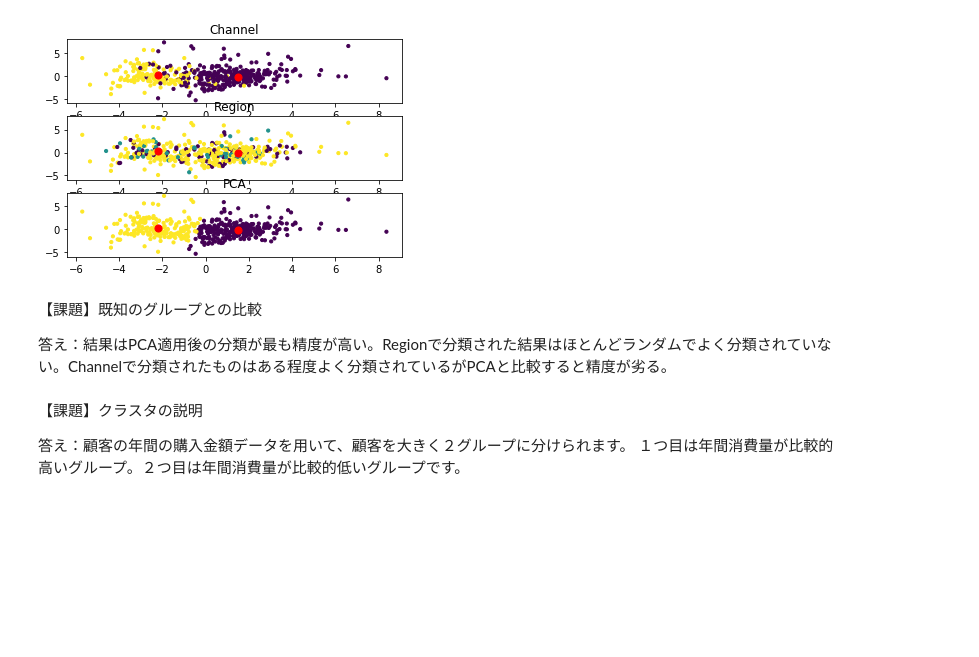
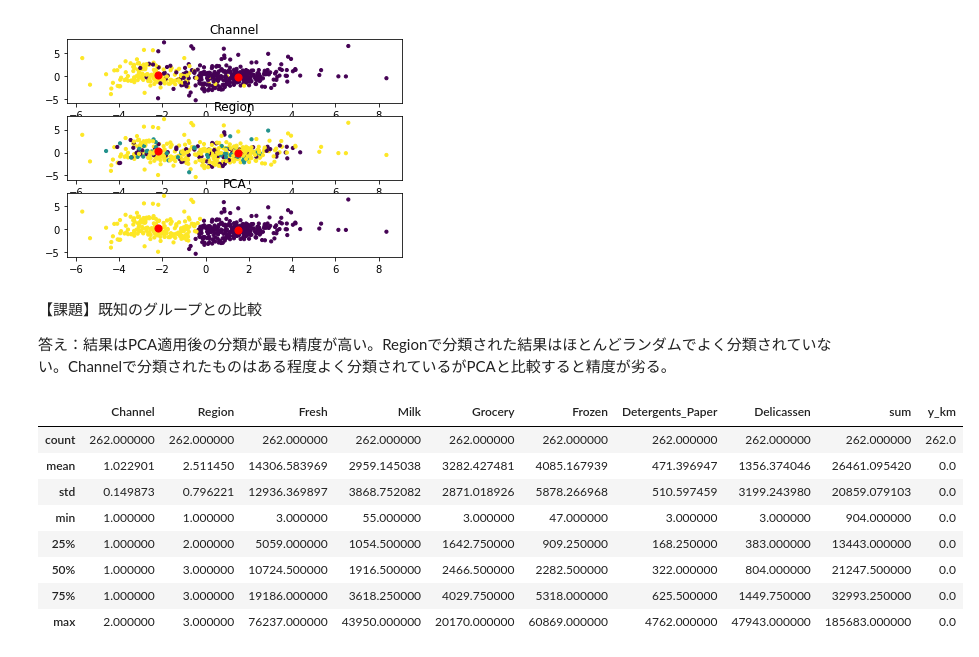
Before and after one commit to tkjaui/diveintocode, a Jupyter notebook: 課題 卸売業者 教師なし学習.ipynb, the cells around one changed output. Saved outputs shown, nothing was run; the diff lists cells and outputs as text; code cells hidden in the pictures; blank space fills up the shorter version.

```diff
--- a/課題 卸売業者 教師なし学習.ipynb
+++ b/課題 卸売業者 教師なし学習.ipynb
@@ -326,8 +326,18 @@ plt.scatter(km.cluster_centers_[:,0],
 【課題】既知のグループとの比較
 
 答え：結果はPCA適用後の分類が最も精度が高い。Regionで分類された結果はほとんどランダムでよく分類されていない。Channelで分類されたものはある程度よく分類されているがPCAと比較すると精度が劣る。
-# %% [markdown]
-【課題】クラスタの説明
-
-答え：顧客の年間の購入金額データを用いて、顧客を大きく２グループに分けられます。
-１つ目は年間消費量が比較的高いグループ。２つ目は年間消費量が比較的低いグループです。
+# %%
+data_original['sum']=data_original[['Fresh','Milk','Grocery','Frozen','Detergents_Paper','Delicassen']].sum(axis=1)
+data_original['y_km']=y_km
+display(data_original[y_km==0].describe())
+display(data_original[y_km==1].describe())
+# %% [output]
+|  | Channel | Region | Fresh | Milk | Grocery | Frozen | Detergents_Paper | Delicassen | sum | y_km |
+| count | 262.000000 | 262.000000 | 262.000000 | 262.000000 | 262.000000 | 262.000000 | 262.000000 | 262.000000 | 262.000000 | 262.0 |
+| mean | 1.022901 | 2.511450 | 14306.583969 | 2959.145038 | 3282.427481 | 4085.167939 | 471.396947 | 1356.374046 | 26461.095420 | 0.0 |
+| std | 0.149873 | 0.796221 | 12936.369897 | 3868.752082 | 2871.018926 | 5878.266968 | 510.597459 | 3199.243980 | 20859.079103 | 0.0 |
+| min | 1.000000 | 1.000000 | 3.000000 | 55.000000 | 3.000000 | 47.000000 | 3.000000 | 3.000000 | 904.000000 | 0.0 |
+| 25% | 1.000000 | 2.000000 | 5059.000000 | 1054.500000 | 1642.750000 | 909.250000 | 168.250000 | 383.000000 | 13443.000000 | 0.0 |
+| 50% | 1.000000 | 3.000000 | 10724.500000 | 1916.500000 | 2466.500000 | 2282.500000 | 322.000000 | 804.000000 | 21247.500000 | 0.0 |
+| 75% | 1.000000 | 3.000000 | 19186.000000 | 3618.250000 | 4029.750000 | 5318.000000 | 625.500000 | 1449.750000 | 32993.250000 | 0.0 |
+| max | 2.000000 | 3.000000 | 76237.000000 | 43950.000000 | 20170.000000 | 60869.000000 | 4762.000000 | 47943.000000 | 185683.000000 | 0.0 |
```
Also changed, not shown: parts of 3 cells of this notebook.
